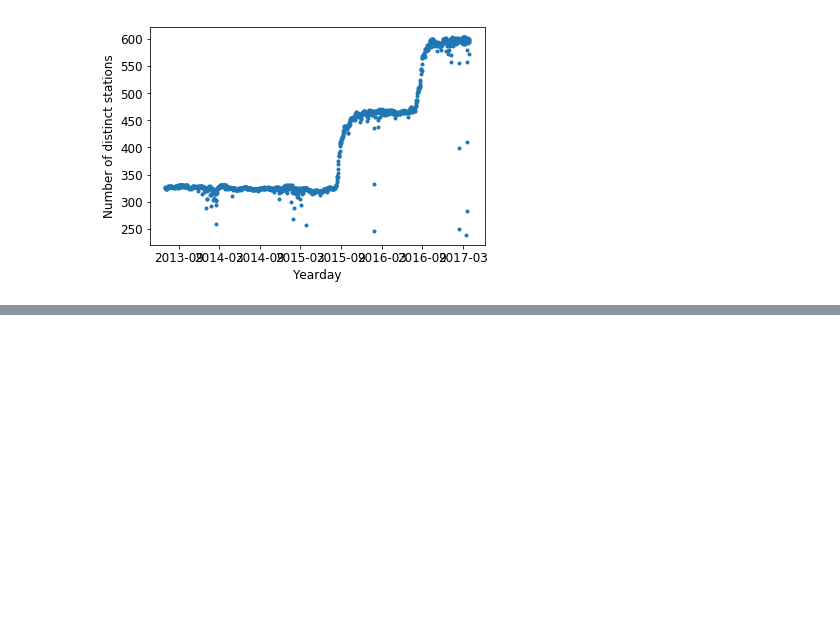
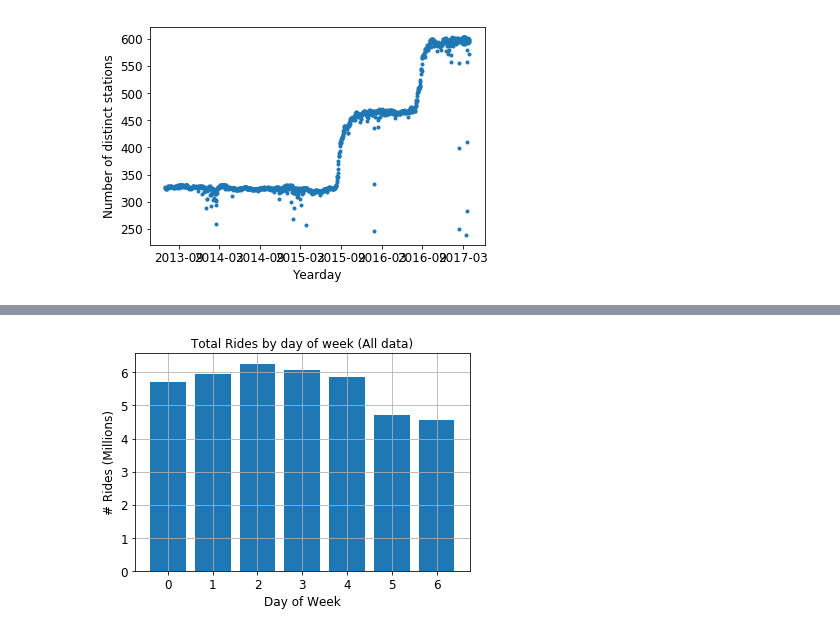
Before and after one commit to andypicke/NYC_citibike, a Jupyter notebook: citibike_MakeDataFromSQL.ipynb, the cells around one changed output, grey strips where cells are left out. Drawn from its saved outputs; the diff is of its cells as text; code cells hidden in the pictures; blank space fills up the shorter version.

```diff
--- a/citibike_regression_makedatafromsql.ipynb
+++ b/citibike_MakeDataFromSQL.ipynb
@@ -176,0 +179,4 @@ df_sta.to_csv('data/NDistinctStationsGroupedByDate.csv',index=False)
+# %%
+query = "SELECT wkday, COUNT(*) as Nrides FROM rides GROUP BY wkday"
+df_wkday = pd.read_sql_query(query,con)
+df_wkday.head()
@@ -176,0 +190,8 @@ df_sta.to_csv('data/NDistinctStationsGroupedByDate.csv',index=False)
+# %%
+plt.bar(df_wkday.wkday,df_wkday.Nrides/1e6)
+plt.xlabel("Day of Week")
+plt.ylabel("# Rides (Millions)")
+plt.title("Total Rides by day of week (All data)")
+plt.grid();
+# %% [output]
+[figure, added]
```
Also changed, not shown: parts of 9 cells of this notebook, 6 other files.
